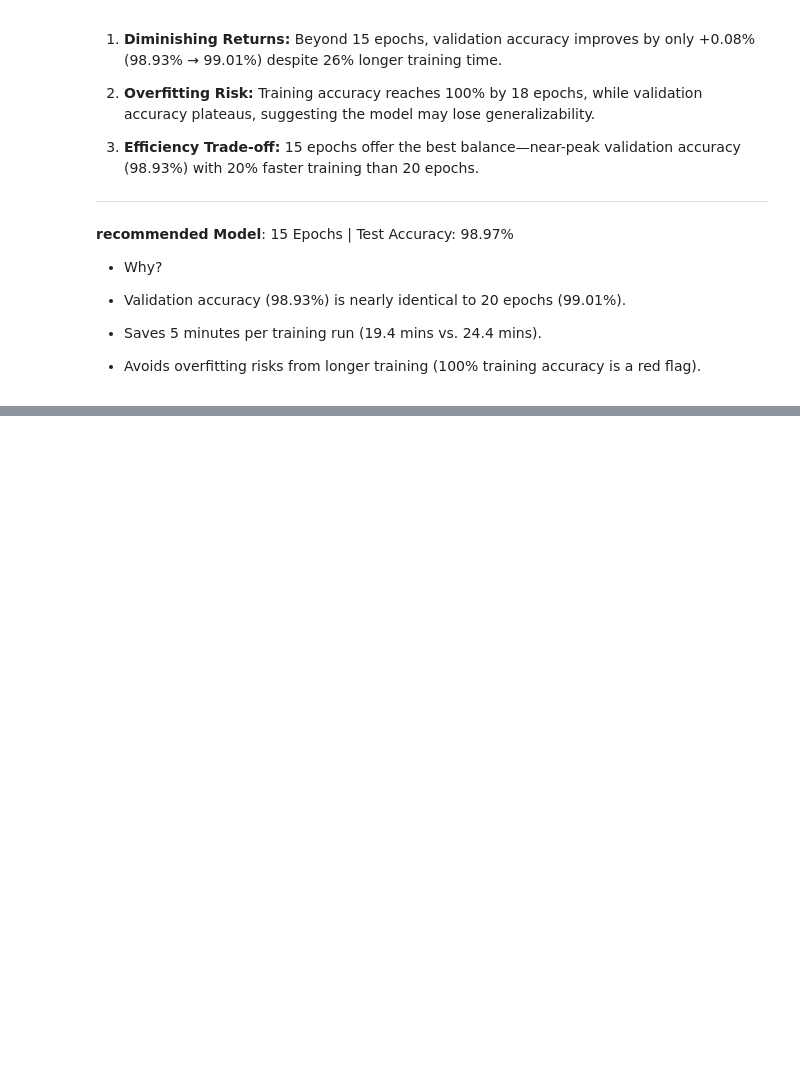
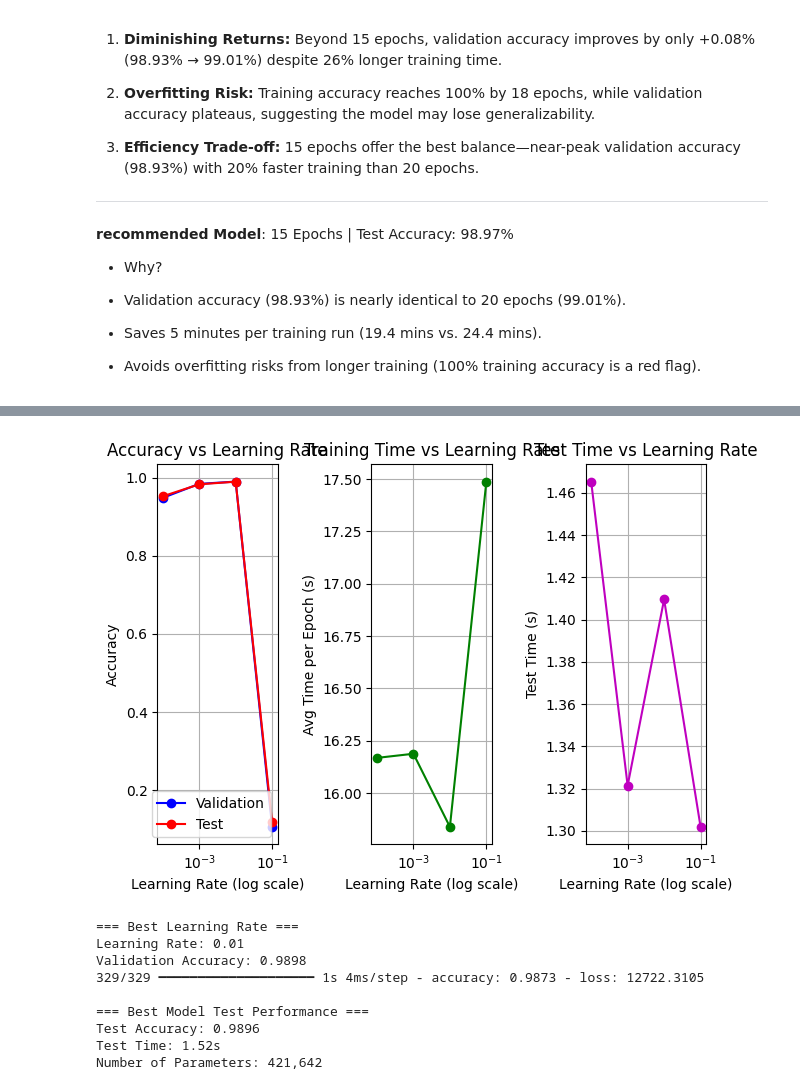
Before and after one commit to aabdulhakeem/MINIST_dif_models_study, a Jupyter notebook: MINIST_with_different_models.ipynb, the cells around one changed output, grey strips where cells are left out. Drawn from its saved outputs; the diff is of its cells as text; code cells hidden in the pictures; blank space fills up the shorter version.

```diff
--- a/MINIST_with_different_models.ipynb
+++ b/MINIST_with_different_models.ipynb
@@ -352,0 +430,56 @@ Total Time: 8.4333 mins
+# %%
+plt.subplot(1, 3, 1)
+plt.plot(learning_rates, lr_val_accs, 'bo-', label='Validation')
+plt.plot(learning_rates, lr_test_accs, 'ro-', label='Test')
+plt.xscale('log')
+plt.title('Accuracy vs Learning Rate')
+plt.xlabel('Learning Rate (log scale)')
+plt.ylabel('Accuracy')
+plt.legend()
+plt.grid(True)
+
+
+plt.subplot(1, 3, 2)
+plt.plot(learning_rates, lr_train_times, 'go-')
+plt.xscale('log')
+plt.title('Training Time vs Learning Rate')
+plt.xlabel('Learning Rate (log scale)')
+plt.ylabel('Avg Time per Epoch (s)')
+plt.grid(True)
+
+
+plt.subplot(1, 3, 3)
+plt.plot(learning_rates, lr_test_times, 'mo-')
+plt.xscale('log')
+plt.title('Test Time vs Learning Rate')
+plt.xlabel('Learning Rate (log scale)')
+plt.ylabel('Test Time (s)')
+plt.grid(True)
+
+plt.tight_layout()
+plt.show()
+
+
+print(f"\n=== Best Learning Rate ===")
+print(f"Learning Rate: {best_lr}")
+print(f"Validation Accuracy: {best_val_acc:.4f}")
+
+start_test_time = time.time()
+test_loss, test_acc = best_model.evaluate(X_test, y_test)
+end_test_time = time.time()
+
+print(f"\n=== Best Model Test Performance ===")
+print(f"Test Accuracy: {test_acc:.4f}")
+print(f"Test Time: {end_test_time - start_test_time:.2f}s")
+print(f"Number of Parameters: {best_model.count_params():,}")
+# %% [output]
+[figure, added]
+=== Best Learning Rate ===
+Learning Rate: 0.01
+Validation Accuracy: 0.9898
+329/329 ━━━━━━━━━━━━━━━━━━━━ 1s 4ms/step - accuracy: 0.9873 - loss: 12722.3105
+
+=== Best Model Test Performance ===
+Test Accuracy: 0.9896
+Test Time: 1.52s
+Number of Parameters: 421,642
```
Also changed, not shown: parts of 7 cells of this notebook.
